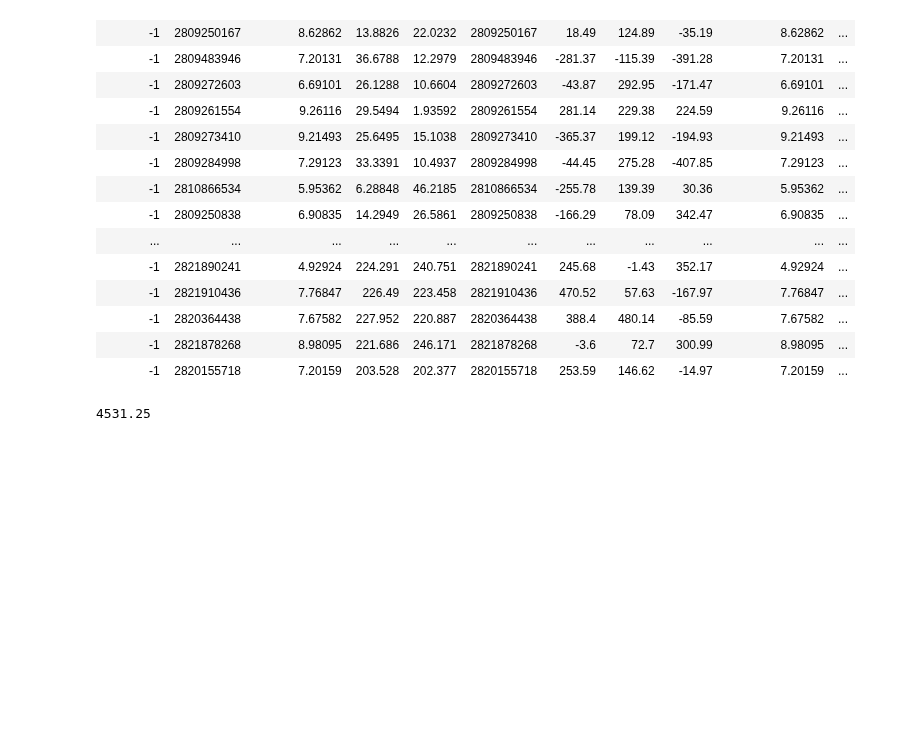
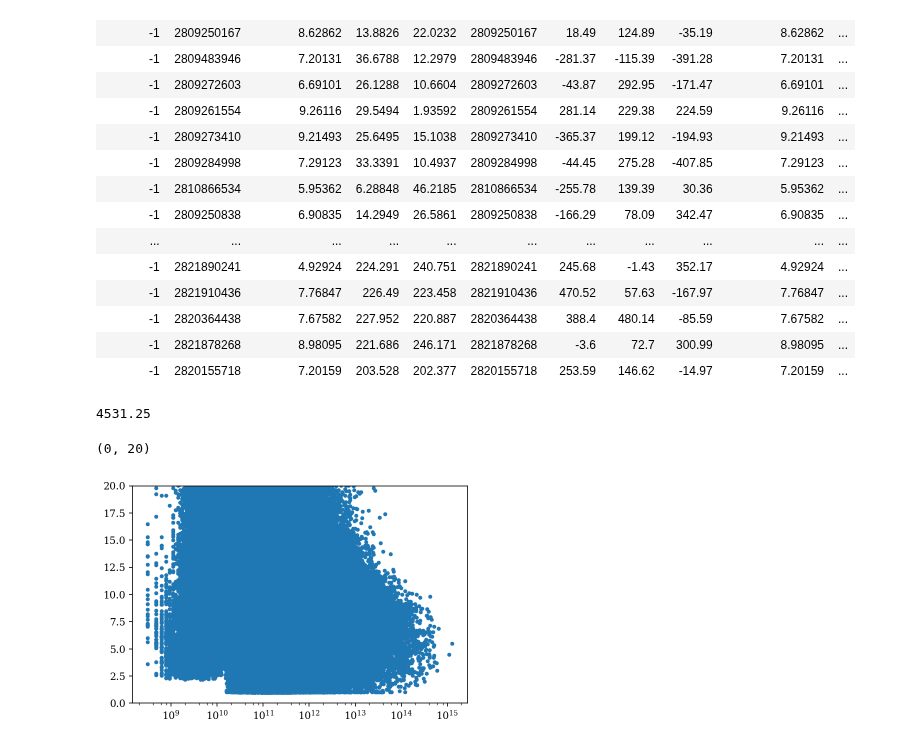
Before and after one commit to KuanWang-Astro/Fisher-paper-version, a Jupyter notebook: Brighter_test.ipynb, the cells around one changed output. Saved outputs shown, nothing was run; the diff lists cells and outputs as text; code cells hidden in the pictures; blank space fills up the shorter version.

```diff
--- a/Brighter_test.ipynb
+++ b/Brighter_test.ipynb
@@ -54,3 +54,10 @@ model.mock.galaxy_table
 0.29/1000*250**3
 # %% [output]
 4531.25
+# %%
+plt.plot(halocat.halo_table['halo_mvir'],halocat.halo_table['halo_nfw_conc'],'.')
+plt.semilogx()
+plt.ylim(0,20)
+# %% [output]
+(0, 20)
+[figure, added]
```
Also changed, not shown: 1 other file.
